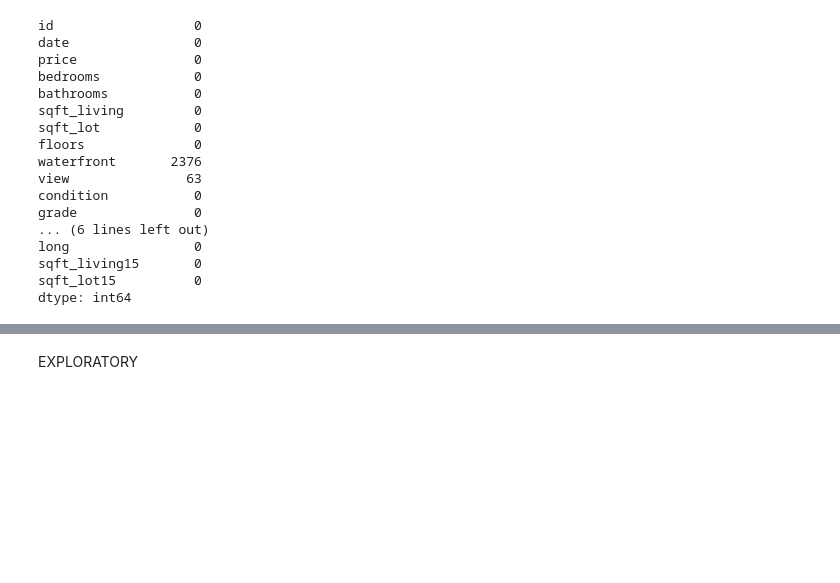
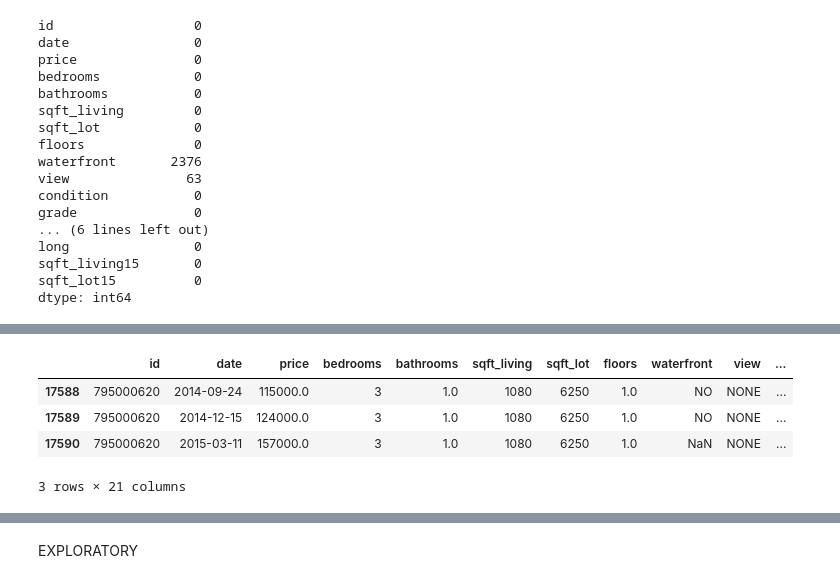
Before and after one commit to ondugba/Housing_Price_Predictor, a Jupyter notebook: Ogo.ipynb, the cells around one changed output, grey strips where cells are left out. Saved outputs shown, nothing was run; the diff lists cells and outputs as text; code cells hidden in the pictures; blank space fills up the shorter version.

```diff
--- a/Ogo.ipynb
+++ b/Ogo.ipynb
@@ -113,0 +158,9 @@ house was not renovated. Let's explore the remaining two categories.
+# %%
+idcheck1 = housing[housing['id'] == 795000620]
+idcheck1
+# %% [output]
+|  | id | date | price | bedrooms | bathrooms | sqft_living | sqft_lot | floors | waterfront | view | ... |
+| 17588 | 795000620 | 2014-09-24 | 115000.0 | 3 | 1.0 | 1080 | 6250 | 1.0 | NO | NONE | ... |
+| 17589 | 795000620 | 2014-12-15 | 124000.0 | 3 | 1.0 | 1080 | 6250 | 1.0 | NO | NONE | ... |
+| 17590 | 795000620 | 2015-03-11 | 157000.0 | 3 | 1.0 | 1080 | 6250 | 1.0 | NaN | NONE | ... |
+3 rows × 21 columns
```
Also changed, not shown: parts of 31 cells of this notebook.
